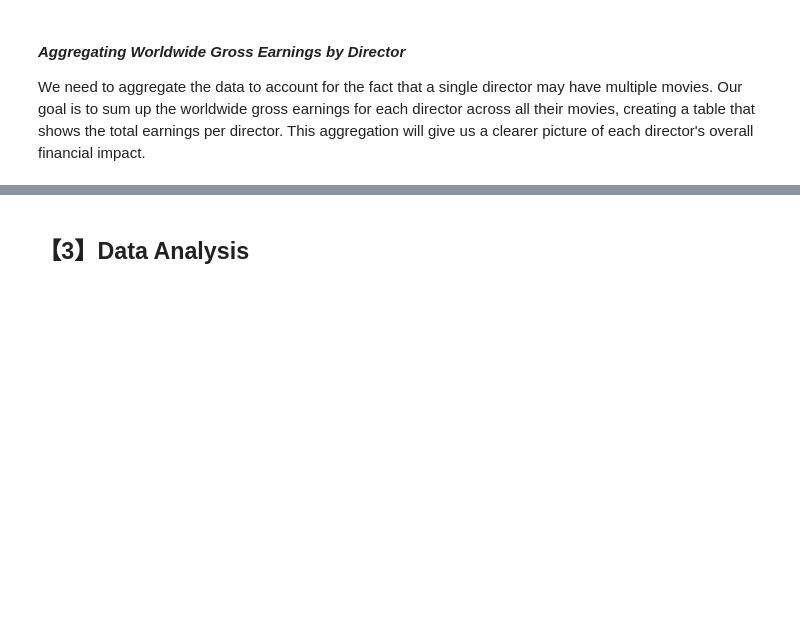
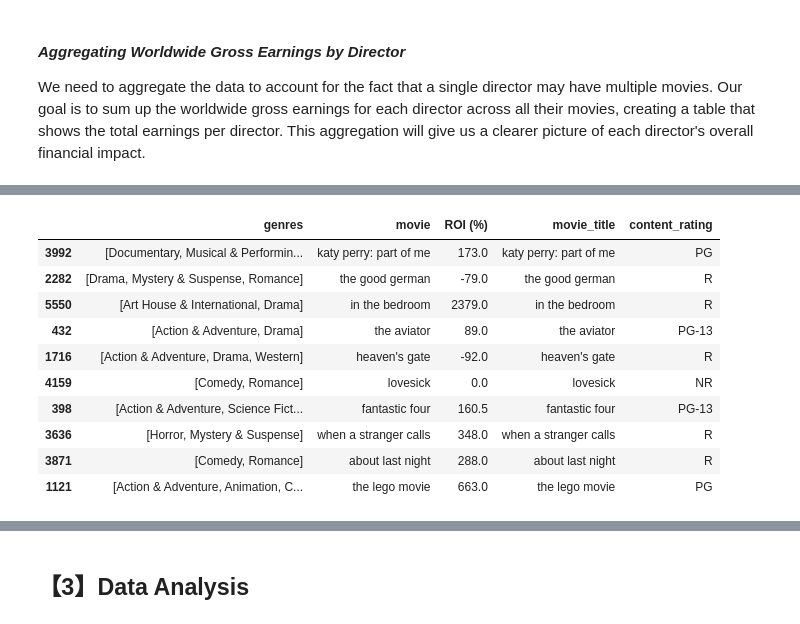
Before and after one commit to Tdoggie/phase-2-project, a Jupyter notebook: index.ipynb, the cells around one changed output, grey strips where cells are left out. Drawn from its saved outputs; the diff is of its cells as text; code cells hidden in the pictures; blank space fills up the shorter version.

```diff
--- a/index.ipynb
+++ b/index.ipynb
@@ -776,4 +662,0 @@ We are loading the Rotten Tomatoes movies dataset into the variable called rt_df
-# %%
-## reading the rotten tomatoes dataset
-rt_df=pd.read_csv("./Data/rt_movies.csv")
-rt_df.head()
@@ -908,0 +671,16 @@ Since the number of categories remain constant after aggregating the columns, we
+# %%
+# computing the joined df
+merged_df = final_table.merge(rt_df[['movie_title', 'content_rating']], left_on='movie', right_on='movie_title', how='left')
+merged_df.sample(10)
+# %% [output]
+|  | genres | movie | ROI (%) | movie_title | content_rating |
+| 3992 | [Documentary, Musical & Performin... | katy perry: part of me | 173.0 | katy perry: part of me | PG |
+| 2282 | [Drama, Mystery & Suspense, Romance] | the good german | -79.0 | the good german | R |
+| 5550 | [Art House & International, Drama] | in the bedroom | 2379.0 | in the bedroom | R |
+| 432 | [Action & Adventure, Drama] | the aviator | 89.0 | the aviator | PG-13 |
+| 1716 | [Action & Adventure, Drama, Western] | heaven's gate | -92.0 | heaven's gate | R |
+| 4159 | [Comedy, Romance] | lovesick | 0.0 | lovesick | NR |
+| 398 | [Action & Adventure, Science Fict... | fantastic four | 160.5 | fantastic four | PG-13 |
+| 3636 | [Horror, Mystery & Suspense] | when a stranger calls | 348.0 | when a stranger calls | R |
+| 3871 | [Comedy, Romance] | about last night | 288.0 | about last night | R |
+| 1121 | [Action & Adventure, Animation, C... | the lego movie | 663.0 | the lego movie | PG |
```
Also changed, not shown: parts of 114 cells of this notebook.
